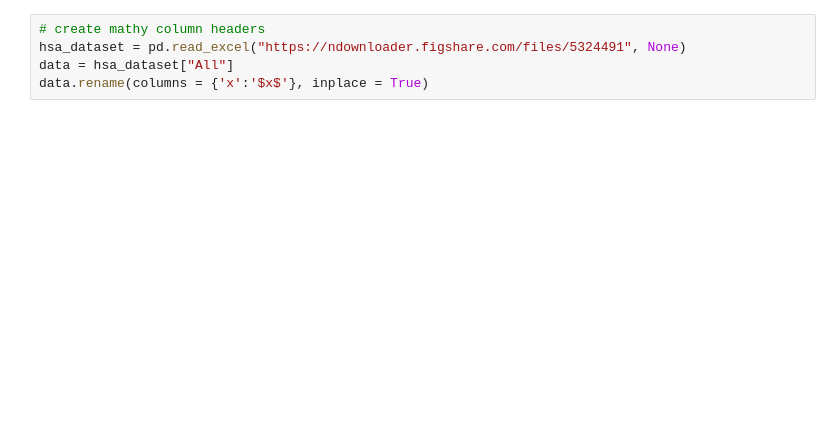
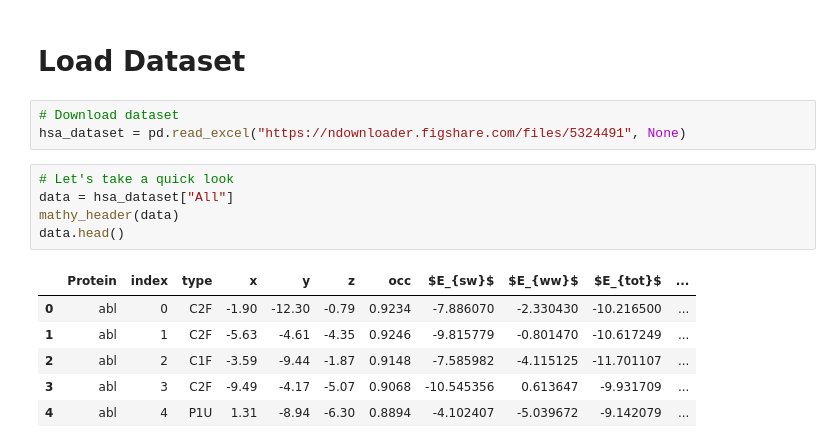
Before and after one commit to kamran-haider/insightdemo, a Jupyter notebook: 02_ml_water_displacement.ipynb, the cells around one changed output. Saved outputs shown, nothing was run; the diff lists cells and outputs as text; blank space fills up the shorter version.

```diff
--- a/02_ml_water_displacement.ipynb
+++ b/02_ml_water_displacement.ipynb
@@ -6,6 +12,18 @@ import matplotlib.pyplot as plt
+# %% [markdown]
+# Load Dataset
 # %%
-# create mathy column headers
+# Download dataset
 hsa_dataset = pd.read_excel("https://ndownloader.figshare.com/files/5324491", None)
-data = hsa_dataset["All"]
-data.rename(columns = {'x':'$x$'}, inplace = True)
+# %%
+# Let's take a quick look
+data = hsa_dataset["All"]
+mathy_header(data)
+data.head()
+# %% [output]
+|  | Protein | index | type | x | y | z | occ | $E_{sw}$ | $E_{ww}$ | $E_{tot}$ | ... |
+| 0 | abl | 0 | C2F | -1.90 | -12.30 | -0.79 | 0.9234 | -7.886070 | -2.330430 | -10.216500 | ... |
+| 1 | abl | 1 | C2F | -5.63 | -4.61 | -4.35 | 0.9246 | -9.815779 | -0.801470 | -10.617249 | ... |
+| 2 | abl | 2 | C1F | -3.59 | -9.44 | -1.87 | 0.9148 | -7.585982 | -4.115125 | -11.701107 | ... |
+| 3 | abl | 3 | C2F | -9.49 | -4.17 | -5.07 | 0.9068 | -10.545356 | 0.613647 | -9.931709 | ... |
+| 4 | abl | 4 | P1U | 1.31 | -8.94 | -6.30 | 0.8894 | -4.102407 | -5.039672 | -9.142079 | ... |
 # %%
```
Also changed, not shown: parts of 22 cells of this notebook, 8 other files.
